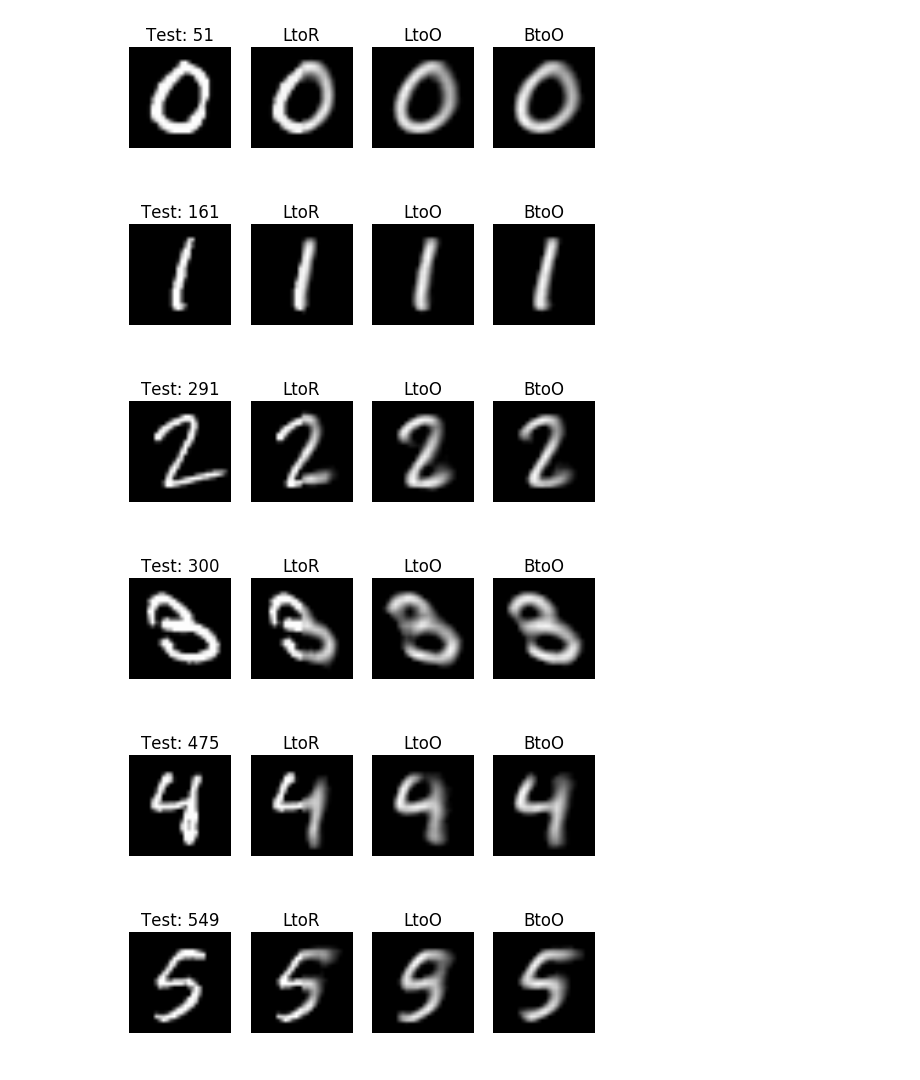
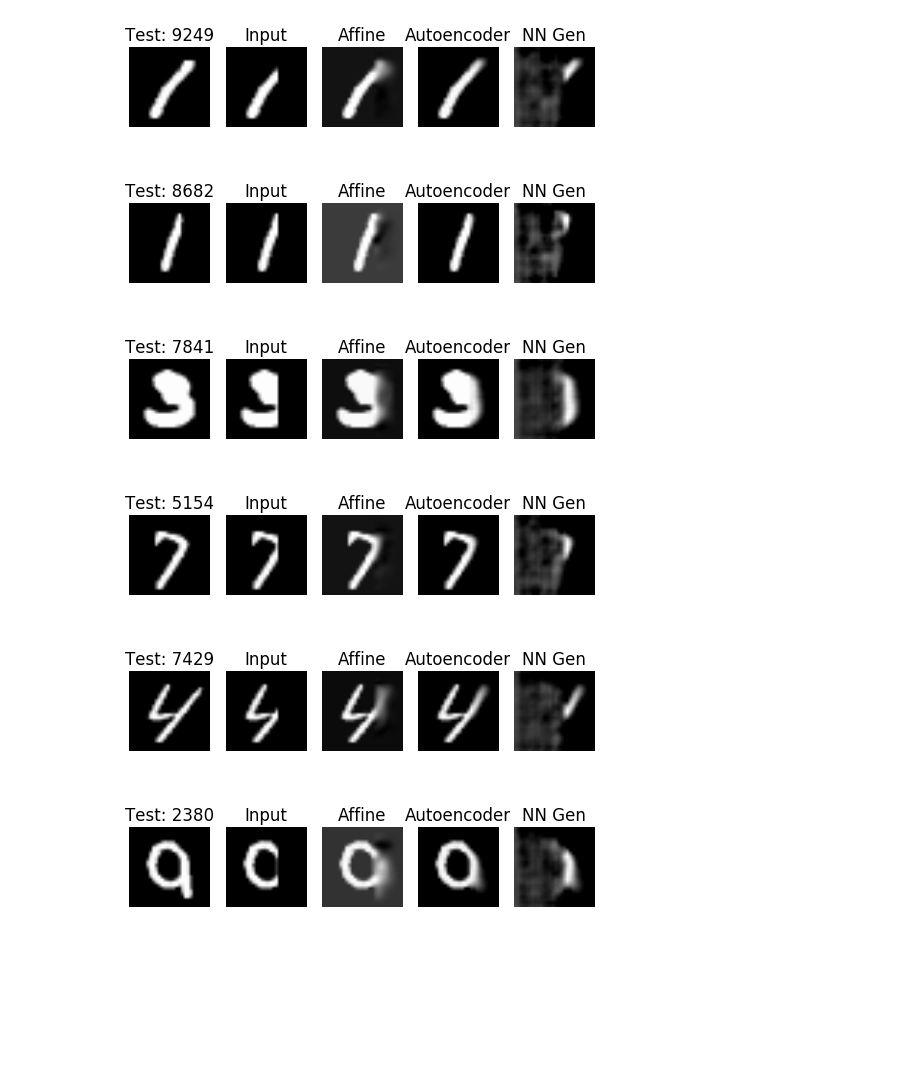
Before and after one commit to dxyang/Thesis, a Jupyter notebook: Autoencoder_columns.ipynb, the cells around one changed output. Saved outputs shown, nothing was run; the diff lists cells and outputs as text; code cells hidden in the pictures; blank space fills up the shorter version.

```diff
--- a/Autoencoder_columns.ipynb
+++ b/Autoencoder_columns.ipynb
@@ -361,26 +331,30 @@ for i in range(10):
 # %%
 for i in range(10):
-    randomTest = np.random.randint(i*100, (i+1)*100)
+    randomTest = np.random.randint(0, 10000)
 
     origTest = test[:, randomTest]
-    nn_test_LtoR = predicted_test_LtoR[:, randomTest]
-    nn_test_LtoO = predicted_test_LtoO[:, randomTest]
-    nn_test_BtoO = predicted_test_BtoO[:, randomTest]
+    hiddenTest = test_hideRight[:, randomTest]
+    mmseTest = approxImgVecs_test[:, randomTest]
+    nn_test = predicted_test[:, randomTest]
+    nn_test_generated = predicted_test_pre[:, randomTest]
 
     imgOrigTest = unpackcw(origTest, 28, 28)
-    imgTest_LtoR = unpackcw(nn_test_LtoR, 28, 28)
-    imgTest_LtoO = unpackcw(nn_test_LtoO, 28, 28)
-    imgTest_BtoO = unpackcw(nn_test_BtoO, 28, 28)
+    imgHiddenTest = unpackcw(hiddenTest, 28, 28)
+    imgApproxTest = unpackcw(mmseTest, 28, 28)
+    imgNNTest = unpackcw(nn_test, 28, 28)
+    imgNNTest_gen = unpackcw(nn_test_generated, 28, 28)
 
     plt.figure(i);
-    plt.subplot(1, 4, 1); plt.imshow(imgOrigTest, cmap='gray'); plt.title('Test: %d' %randomTest); plt.axis('off')
-    plt.subplot(1, 4, 2); plt.imshow(imgTest_LtoR, cmap='gray'); plt.title('LtoR'); plt.axis('off')
-    plt.subplot(1, 4, 3); plt.imshow(imgTest_LtoO, cmap='gray'); plt.title('LtoO'); plt.axis('off')
-    plt.subplot(1, 4, 4); plt.imshow(imgTest_BtoO, cmap='gray'); plt.title('BtoO'); plt.axis('off')
+    plt.subplot(1, 5, 1); plt.imshow(imgOrigTest, cmap='gray'); plt.title('Test: %d' %randomTest); plt.axis('off')
+    plt.subplot(1, 5, 2); plt.imshow(imgHiddenTest, cmap='gray'); plt.title('Input'); plt.axis('off')
+    plt.subplot(1, 5, 3); plt.imshow(imgApproxTest, cmap='gray'); plt.title('Affine'); plt.axis('off')
+    plt.subplot(1, 5, 4); plt.imshow(imgNNTest, cmap='gray'); plt.title('Autoencoder'); plt.axis('off')
+    plt.subplot(1, 5, 5); plt.imshow(imgNNTest_gen, cmap='gray'); plt.title('NN Gen'); plt.axis('off')
+    #plt.savefig('Figs_ncols_10_test_%d_%d' %(randomTest,i))
 # %% [output]
-[figure, old version]
+[figure, new version]
-[figure, old version]
+[figure, new version]
-[figure, old version]
+[figure, new version]
-[figure, old version]
+[figure, new version]
-[figure, old version]
+[figure, new version]
-[figure, old version]
+[figure, new version]
```
Also changed, not shown: parts of 9 cells of this notebook, 4 other files.
